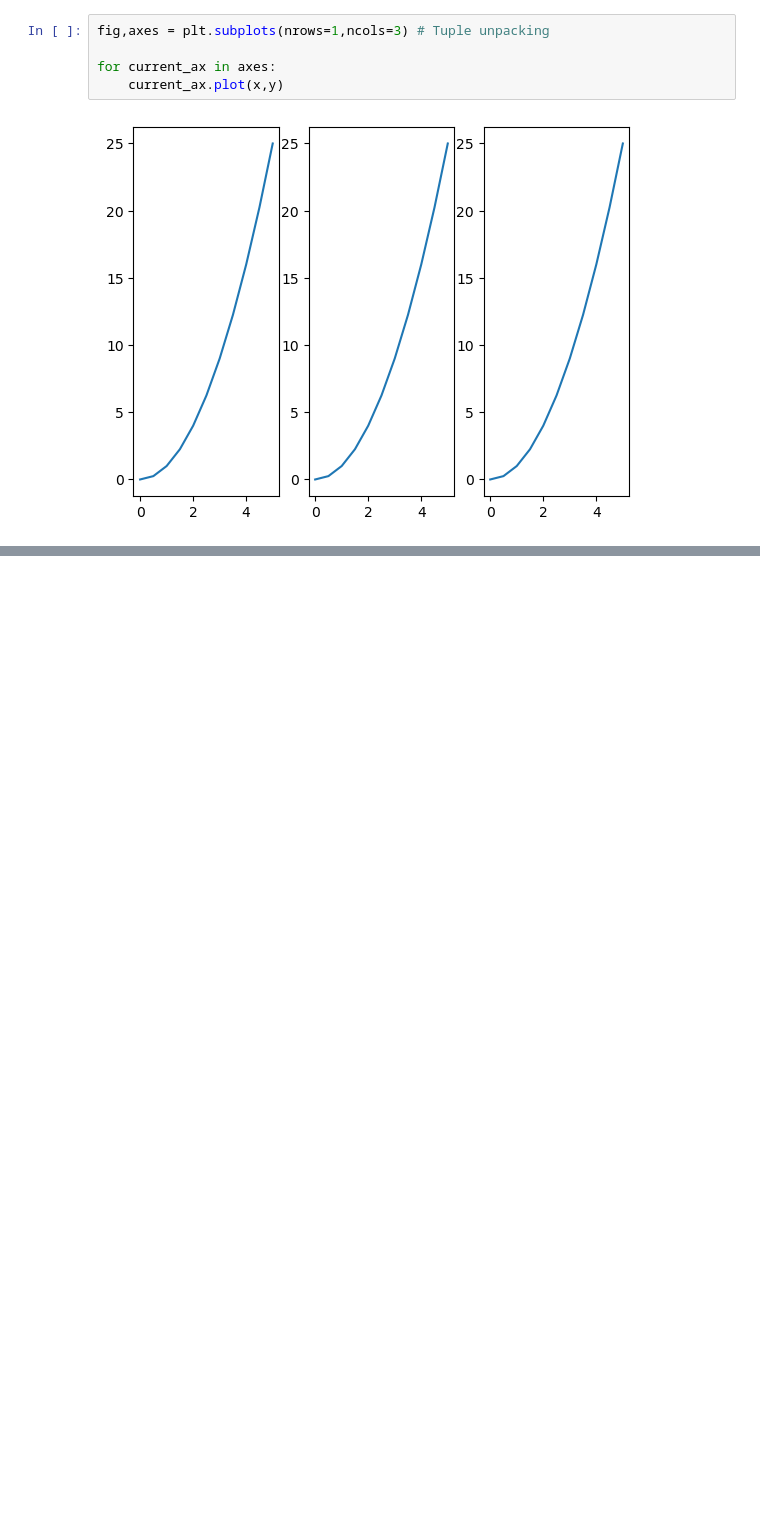
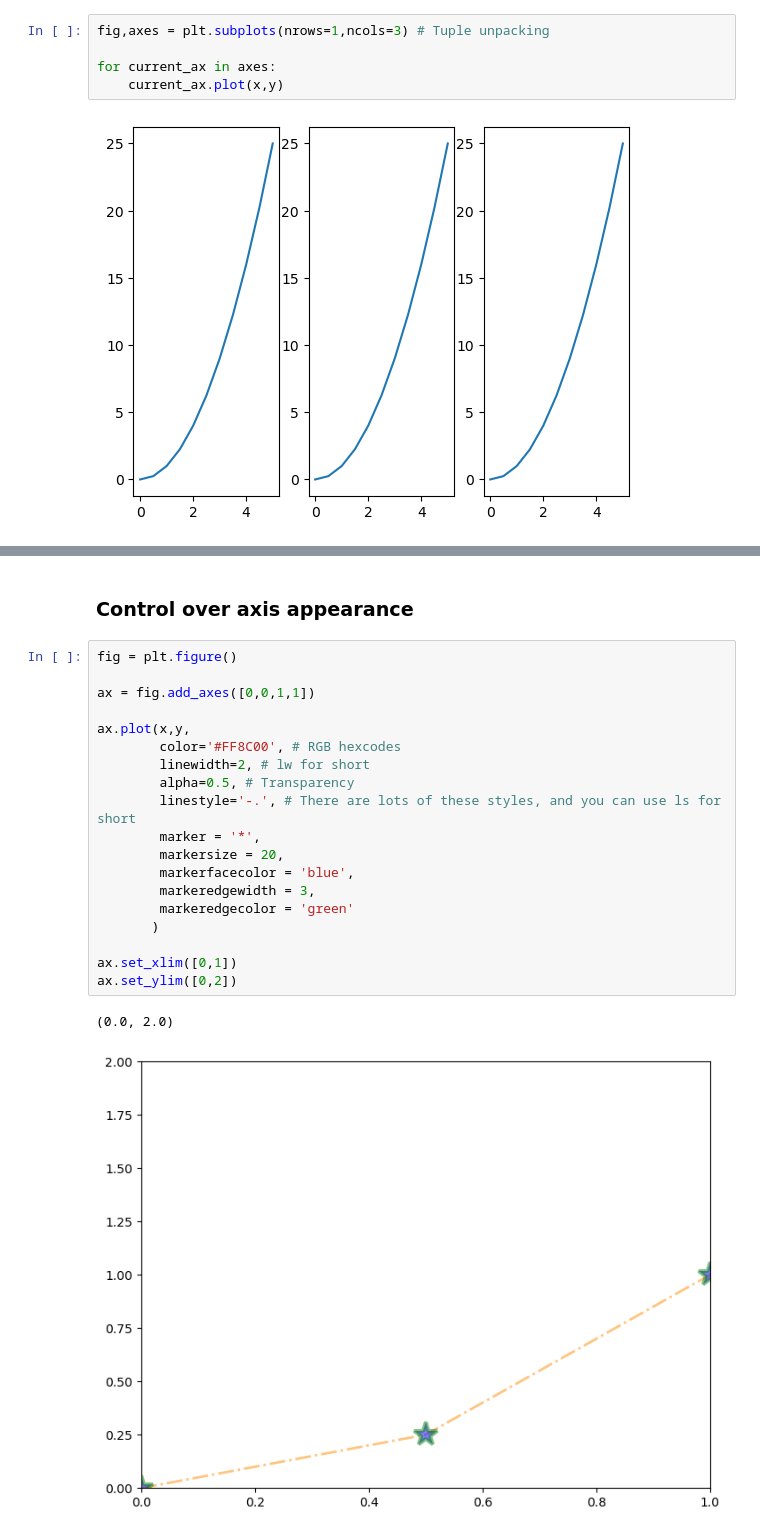
Before and after one commit to MCZbrozek/Python_for_datascience_andML, a Jupyter notebook: section8_matplotlib/Matplotlib concepts.ipynb, the cells around one changed output, grey strips where cells are left out. Cells and saved outputs as stored; diff of their text form; blank space fills up the shorter version.

```diff
--- a/section8_matplotlib/Matplotlib concepts.ipynb
+++ b/section8_matplotlib/Matplotlib concepts.ipynb
@@ -129,0 +154,24 @@ plt.ylim([0, max(y) + 1])
+# %% [markdown]
+### Control over axis appearance
+# %%
+fig = plt.figure()
+
+ax = fig.add_axes([0,0,1,1])
+
+ax.plot(x,y,
+        color='#FF8C00', # RGB hexcodes
+        linewidth=2, # lw for short
+        alpha=0.5, # Transparency
+        linestyle='-.', # There are lots of these styles, and you can use ls for short
+        marker = '*',
+        markersize = 20,
+        markerfacecolor = 'blue',
+        markeredgewidth = 3,
+        markeredgecolor = 'green'
+       )
+
+ax.set_xlim([0,1])
+ax.set_ylim([0,2])
+# %% [output]
+(0.0, 2.0)
+[figure, added]
```
Also changed, not shown: parts of 23 cells of this notebook.
